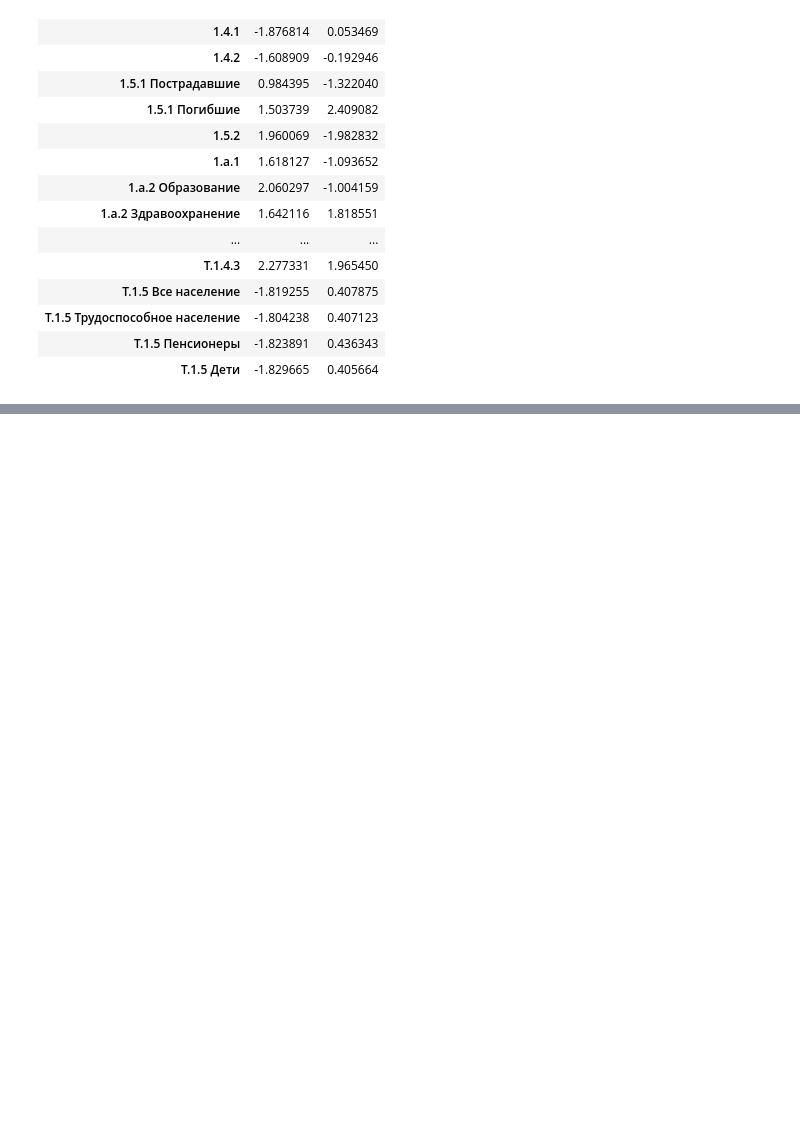
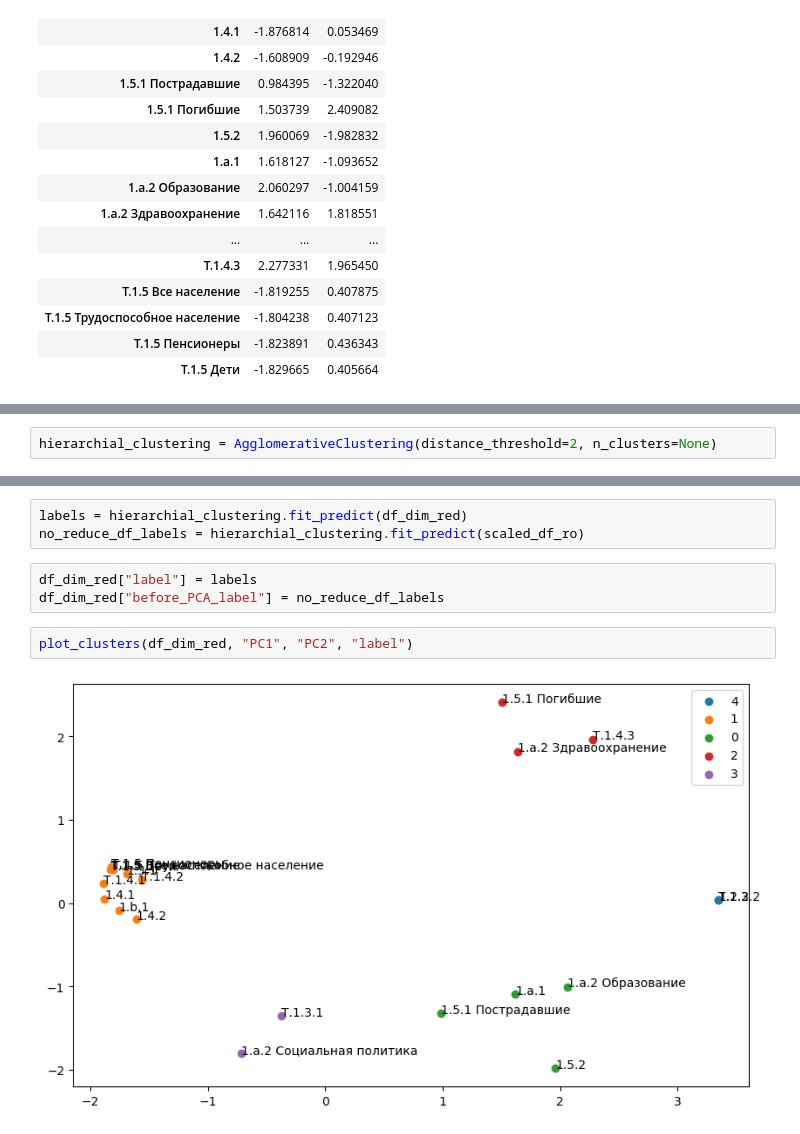
Before and after one commit to dripowner/SDG, a Jupyter notebook: main.ipynb, the cells around one changed output, grey strips where cells are left out. Drawn from its saved outputs; the diff is of its cells as text; blank space fills up the shorter version.

```diff
--- a/main.ipynb
+++ b/main.ipynb
@@ -249,0 +214,2 @@ plt.show()
+# %%
+hierarchial_clustering = AgglomerativeClustering(distance_threshold=2, n_clusters=None)
@@ -249,0 +226,10 @@ plt.show()
+# %%
+labels = hierarchial_clustering.fit_predict(df_dim_red)
+no_reduce_df_labels = hierarchial_clustering.fit_predict(scaled_df_ro)
+# %%
+df_dim_red["label"] = labels
+df_dim_red["before_PCA_label"] = no_reduce_df_labels
+# %%
+plot_clusters(df_dim_red, "PC1", "PC2", "label")
+# %% [output]
+[figure, added]
```
Also changed, not shown: parts of 10 cells of this notebook.
